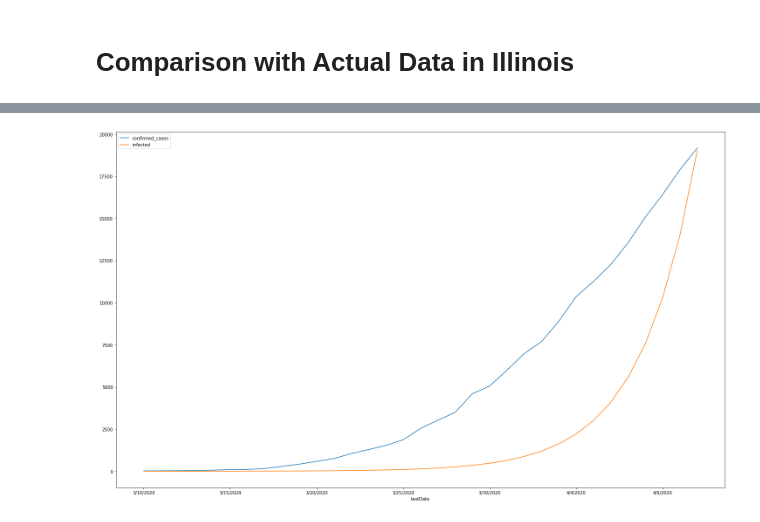
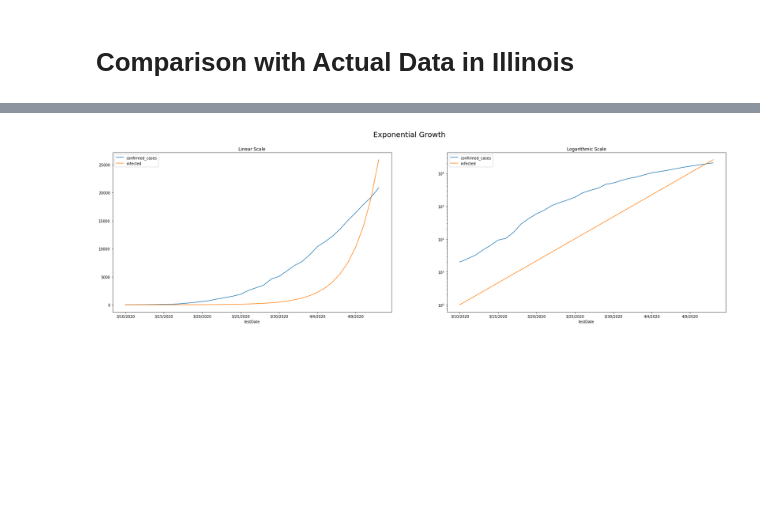
Before and after one commit to DoraSzasz/covid_19_visualization_workshop, a Jupyter notebook: 1_Epidemics_Mathematical_Models.ipynb, the cells around one changed output, grey strips where cells are left out. Saved outputs shown, nothing was run; the diff lists cells and outputs as text; code cells hidden in the pictures; blank space fills up the shorter version.

```diff
--- a/1_Epidemics_Mathematical_Models.ipynb
+++ b/1_Epidemics_Mathematical_Models.ipynb
@@ -82,10 +87,14 @@ confirmed_cases.plot.line(rot=45, subplots=True, figsize=[25,15]);
 # %%
-sir_mapped = [ sir['Infected'].iloc[day*24] for day in range(0,33)]
+sir_mapped = [ sir['Infected'].iloc[day*24] for day in range(0,34)]
 infected_cases = pd.Series(data=sir_mapped, name='infected', index=confirmed_cases.index)
 ic = pd.concat([confirmed_cases, infected_cases], axis=1)
-# %%
-ic.plot.line(figsize=[25,15]);
-# %% [output]
-[figure, removed]
+# %%
+fig, axes = plt.subplots(1,2, figsize=(30, 8))
+fig.suptitle('Exponential Growth', fontsize=20)
+
+ic.plot.line(ax=axes[0], title='Linear Scale');
+ic.plot.line(ax=axes[1], title='Logarithmic Scale', logy=True);
+# %% [output]
+[figure, added]
 # %%
 confirmed_usa = pd.read_csv("https://projects.rcc.uchicago.edu/rcc/covid19-data/COVID-19/csse_covid_19_data/csse_covid_19_time_series/time_series_covid19_confirmed_US.csv")
```
Also changed, not shown: parts of 8 cells of this notebook.
